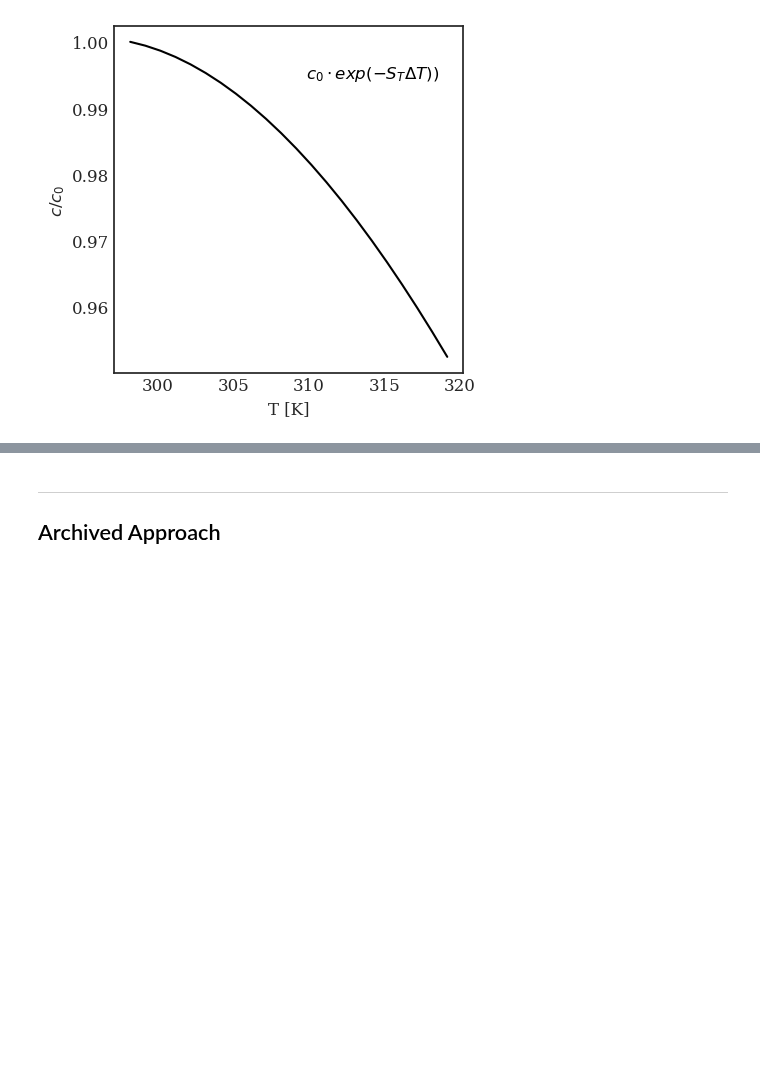
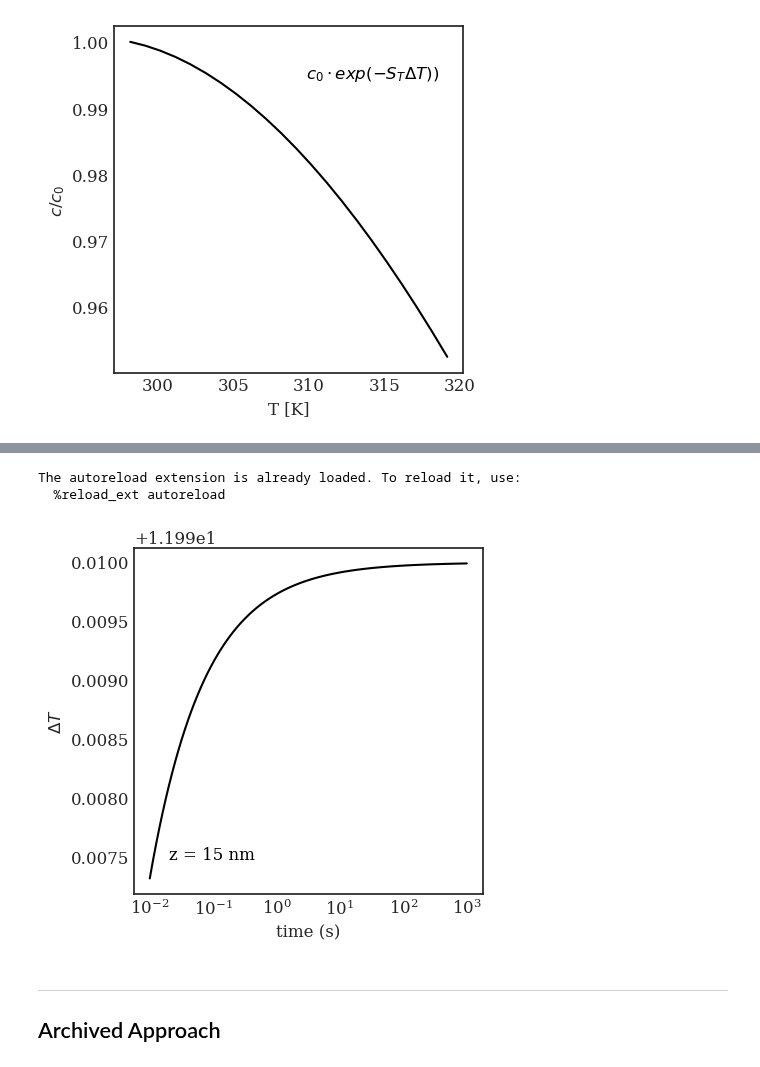
Before and after one commit to martinholub/sicm, a Jupyter notebook: notebooks/model.ipynb, the cells around one changed output, grey strips where cells are left out. Saved outputs shown, nothing was run; the diff lists cells and outputs as text; code cells hidden in the pictures; blank space fills up the shorter version.

```diff
--- a/notebooks/model.ipynb
+++ b/notebooks/model.ipynb
@@ -283,3 +291,40 @@ Saved figure to S:\UsersData\Martin\projects\thermometry\comsol\study12\results\
+# %%
+import sys
+sys.path.append("..")
+from sicm.plots import plots
+
+import numpy as np
+from scipy.special import erf
+
+%load_ext autoreload
+%autoreload 2
+# %% [output]
+The autoreload extension is already loaded. To reload it, use:
+  %reload_ext autoreload
+# %%
+def nu(x, t, alpha = 1.43e-7):
+    """Dimensionless variable"""
+    return x / np.sqrt(4 * alpha * t)
+
+def T(T_i, T_s, x, t):
+    temp = (T_i - T_s) * erf(nu(x, t)) + T_s
+    return temp
+# %%
+d = 15e-9 # 15 nm from surface
+t = np.logspace(-2, 3, 100) # time in seconds
+
+T_amb = 273.15
+dT_i = 25.0
+dT_s = 37.0
+
+x = t
+y = T(T_amb + dT_i, T_amb + dT_s, d, t) - (T_amb + dT_i)
+
+txt = "z = {:.0f} nm".format(d * 1e9)
+# %%
+plots.plot_generic([x], [y], ["time (s)"], [r"$\Delta T$"], text = txt, scale = "logx")
+# %% [output]
+[figure, added]
 # %% [markdown]
 ------
 ## Archived Approach
```
Also changed, not shown: parts of 1 cell of this notebook, 6 other files.
